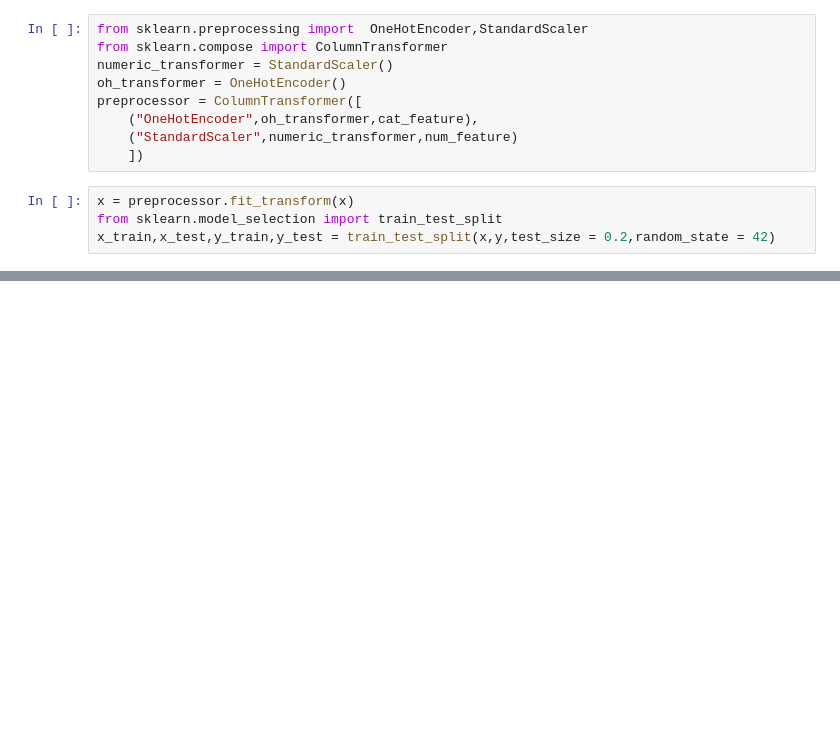
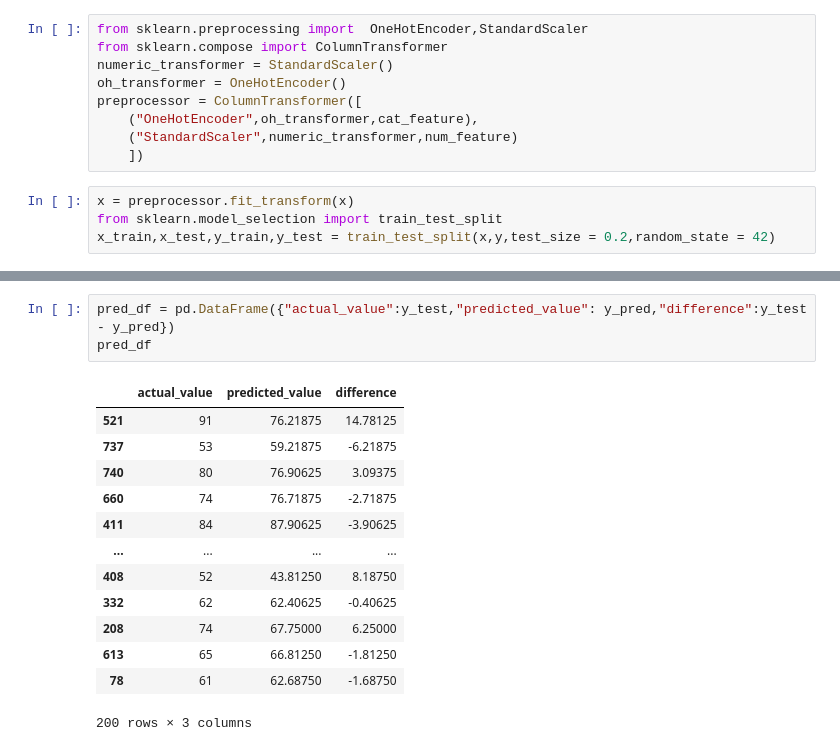
Before and after one commit to ravibalebilalu/mlproject, a Jupyter notebook: notebook/model_training.ipynb, the cells around one changed output, grey strips where cells are left out. Drawn from its saved outputs; the diff is of its cells as text; blank space fills up the shorter version.

```diff
--- a/notebook/model_training.ipynb
+++ b/notebook/model_training.ipynb
@@ -102,0 +136,17 @@ r2 score  6.161816419842432
+# %%
+pred_df = pd.DataFrame({"actual_value":y_test,"predicted_value": y_pred,"difference":y_test - y_pred})
+pred_df
+# %% [output]
+|  | actual_value | predicted_value | difference |
+| 521 | 91 | 76.21875 | 14.78125 |
+| 737 | 53 | 59.21875 | -6.21875 |
+| 740 | 80 | 76.90625 | 3.09375 |
+| 660 | 74 | 76.71875 | -2.71875 |
+| 411 | 84 | 87.90625 | -3.90625 |
+| ... | ... | ... | ... |
+| 408 | 52 | 43.81250 | 8.18750 |
+| 332 | 62 | 62.40625 | -0.40625 |
+| 208 | 74 | 67.75000 | 6.25000 |
+| 613 | 65 | 66.81250 | -1.81250 |
+| 78 | 61 | 62.68750 | -1.68750 |
+200 rows × 3 columns
```
Also changed, not shown: parts of 7 cells of this notebook, 4 other files.
